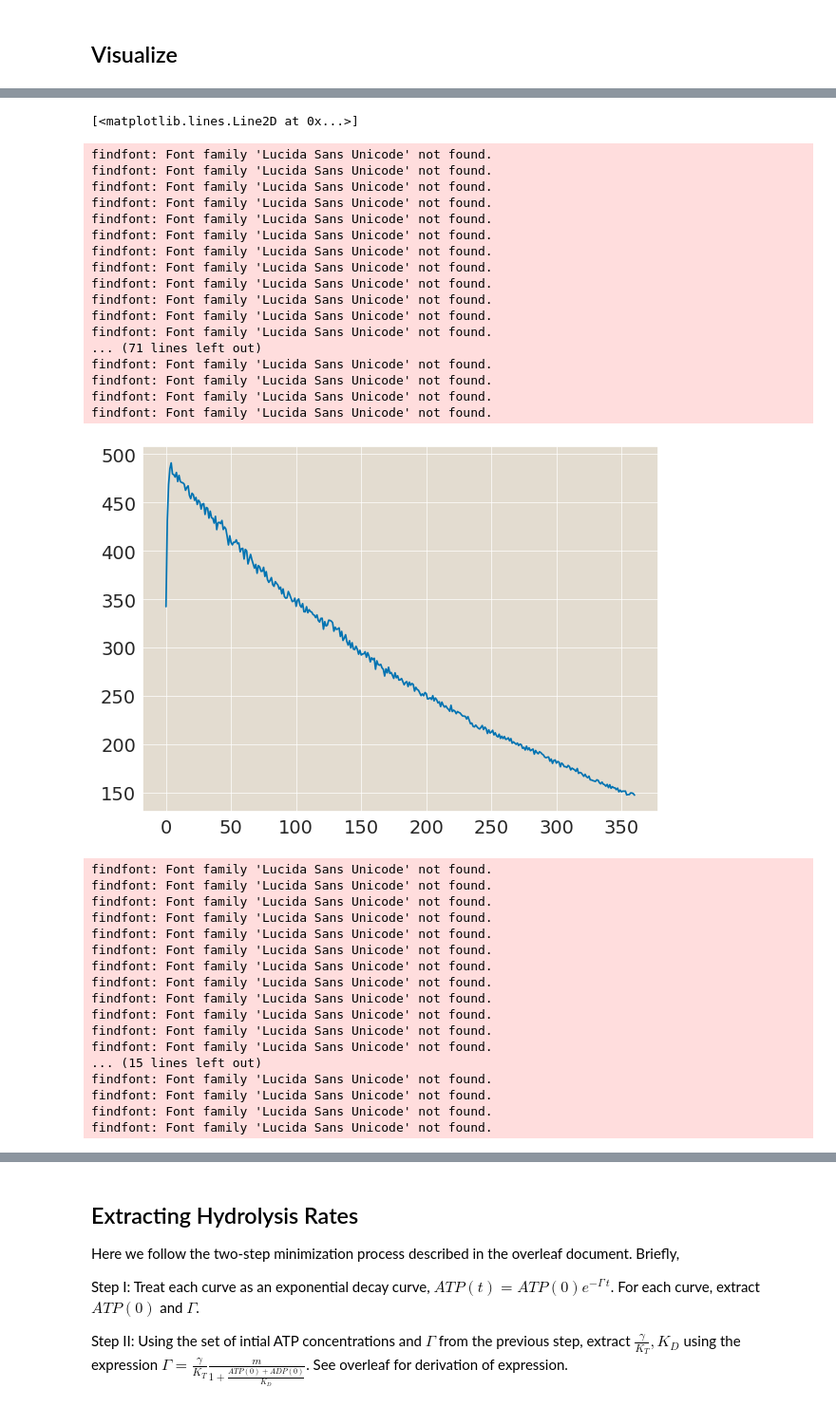
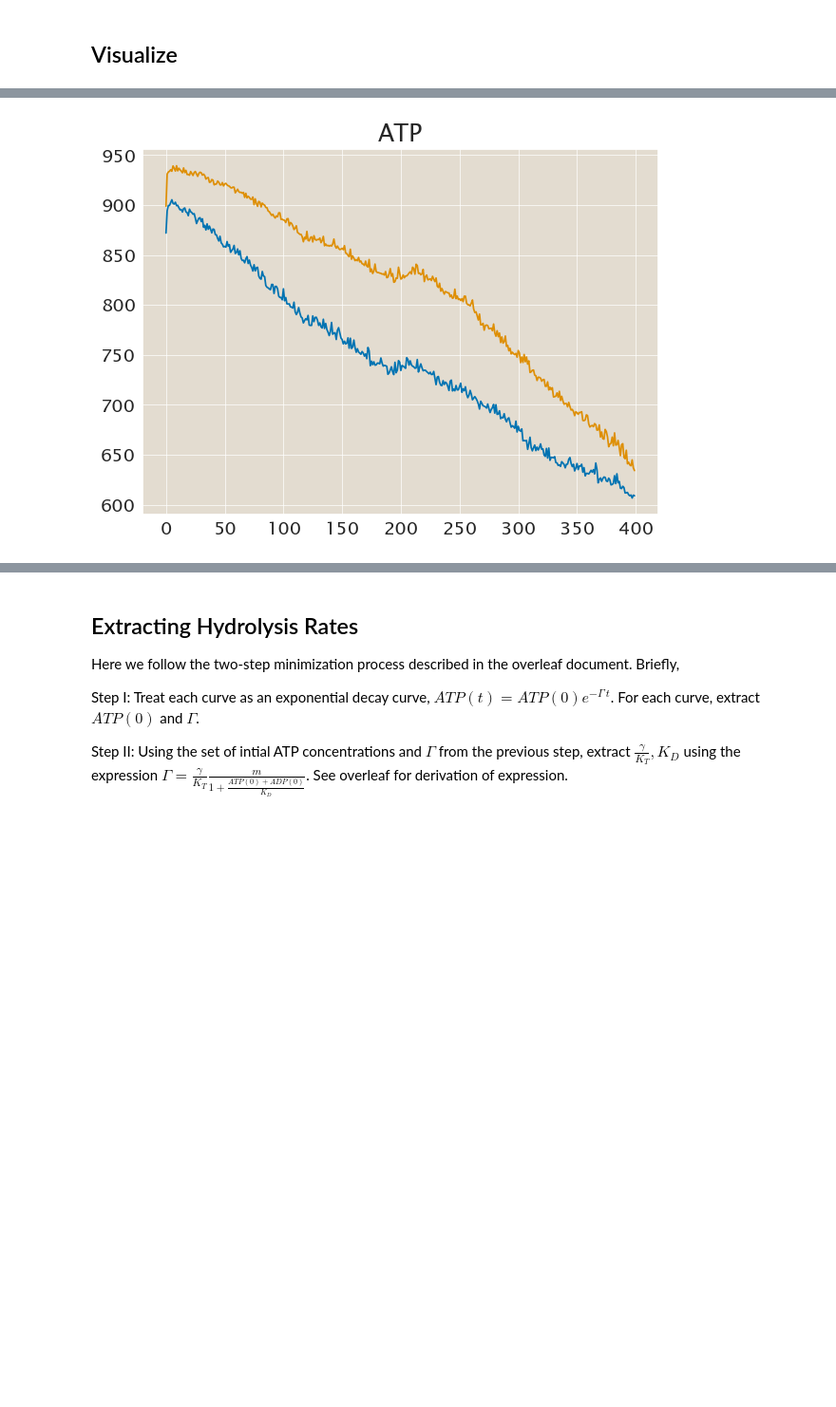
Before and after one commit to RPGroup-PBoC/am_atp, a Jupyter notebook: analysis/atp-hydro/20241108_hydrolysis_parameter_estimation_staging.ipynb, the cells around one changed output, grey strips where cells are left out. Shown at 95% size. Saved outputs shown, nothing was run; the diff lists cells and outputs as text; code cells hidden in the pictures; blank space fills up the shorter version.

Commit message:
processing another experiment.

```diff
--- a/analysis/atp-hydro/20241108_hydrolysis_parameter_estimation_staging.ipynb
+++ b/analysis/atp-hydro/20241108_hydrolysis_parameter_estimation_staging.ipynb
@@ -370,3 +352,14 @@ convert ratios to concentrations
 data_location
 # %% [output]
 '../../data/atp_hydro/1000uM_ATP_0_ADP_0_P/'
+# %%
+### Read files directly from hard drive
+
+frame_int = 20 #s
+Motconc = 1 #uM, NCD Motors
+skip_int = 5 #data frames to skip
+
+# Declare where data is stored
+data_location = '/Volumes/Ana_AM/Najma_Hydrolysis/ADP/1_ADP_variation_at_1420uMATP/Nikon_10X_bin1_20sFrameInterval_100ms480_150ms405_1420uATP_1uMmicro_1400nM_A81D_1/0uMADP/'
+
+bound_images, unbound_images, bound_bs, unbound_bs, even_bound_bs, even_unbound_bs, ratios_conc_ims = process_folder(data_location);
@@ -432,4 +519,4 @@ def read_h5py(path_name, dateDigits=15, excludes=[]):
 # %%
 data_location = "../../data/atp_hydro/1000uM_ATP_0_ADP_0_P/"; # Specify data location
 desiredSavePathName=data_location.split('data')[0]+'analyzed_data'+data_location.split('data')[1];
-post_processed_data = read_h5py(desiredSavePathName);
+desiredSavePathName
@@ -435,0 +529,10 @@ post_processed_data = read_h5py(desiredSavePathName);
+# %%
+all_experiments = [];
+
+local_dir1 = '../../analyzed_data/atp_hydro/Najma_Hydrolysis/ADP/1_ADP_variation_at_1420uMATP/Nikon_10X_bin1_20sFrameInterval_100ms480_150ms405_1420uATP_1uMmicro_1400nM_A81D_1/5000uMADP/'
+local_dir2 = '../../analyzed_data/atp_hydro/Najma_Hydrolysis/ADP/1_ADP_variation_at_1420uMATP/Nikon_10X_bin1_20sFrameInterval_100ms480_150ms405_1420uATP_1uMmicro_1400nM_A81D_1/0uMADP/'
+
+for location in [local_dir1, local_dir2]:
+
+    post_processed_data = read_h5py(location);
+    all_experiments.append(post_processed_data)
@@ -447,47 +558,17 @@ time = np.arange(0, 361*time_interval, time_interval)
 # %%
-post_processed_data['ratios_conc_ims'].shape
-# plt.imshow(post_processed_data['ratios_conc_ims'][0])
 
-mean_ATP = np.mean(post_processed_data['ratios_conc_ims'], axis=(1,2));
-plt.figure();
-plt.plot(mean_ATP);
+plt.figure(0);
+plt.title("ATP")
+plt.figure(1);
+plt.title("log ATP")
 
-plt.figure()
-plt.plot(np.log(mean_ATP))
+
+for experiment in all_experiments:
+    mean_ATP = np.mean(experiment['ratios_conc_ims'], axis=(1,2));
+    plt.figure(0);
+    plt.plot(mean_ATP);
+
+    plt.figure(1);
+    plt.plot(np.log(mean_ATP));
 # %% [output]
-[<matplotlib.lines.Line2D at 0x...>]
-findfont: Font family 'Lucida Sans Unicode' not found.
-findfont: Font family 'Lucida Sans Unicode' not found.
-findfont: Font family 'Lucida Sans Unicode' not found.
-findfont: Font family 'Lucida Sans Unicode' not found.
-findfont: Font family 'Lucida Sans Unicode' not found.
-findfont: Font family 'Lucida Sans Unicode' not found.
-findfont: Font family 'Lucida Sans Unicode' not found.
-findfont: Font family 'Lucida Sans Unicode' not found.
-findfont: Font family 'Lucida Sans Unicode' not found.
-findfont: Font family 'Lucida Sans Unicode' not found.
-findfont: Font family 'Lucida Sans Unicode' not found.
-findfont: Font family 'Lucida Sans Unicode' not found.
-... (71 lines left out)
-findfont: Font family 'Lucida Sans Unicode' not found.
-findfont: Font family 'Lucida Sans Unicode' not found.
-findfont: Font family 'Lucida Sans Unicode' not found.
-findfont: Font family 'Lucida Sans Unicode' not found.
-[figure, old version]
+[figure, new version]
-findfont: Font family 'Lucida Sans Unicode' not found.
-findfont: Font family 'Lucida Sans Unicode' not found.
-findfont: Font family 'Lucida Sans Unicode' not found.
-findfont: Font family 'Lucida Sans Unicode' not found.
-findfont: Font family 'Lucida Sans Unicode' not found.
-findfont: Font family 'Lucida Sans Unicode' not found.
-findfont: Font family 'Lucida Sans Unicode' not found.
-findfont: Font family 'Lucida Sans Unicode' not found.
-findfont: Font family 'Lucida Sans Unicode' not found.
-findfont: Font family 'Lucida Sans Unicode' not found.
-findfont: Font family 'Lucida Sans Unicode' not found.
-findfont: Font family 'Lucida Sans Unicode' not found.
-... (15 lines left out)
-findfont: Font family 'Lucida Sans Unicode' not found.
-findfont: Font family 'Lucida Sans Unicode' not found.
-findfont: Font family 'Lucida Sans Unicode' not found.
-findfont: Font family 'Lucida Sans Unicode' not found.
```
Also changed, not shown: parts of 24 cells of this notebook, 2 other files.
